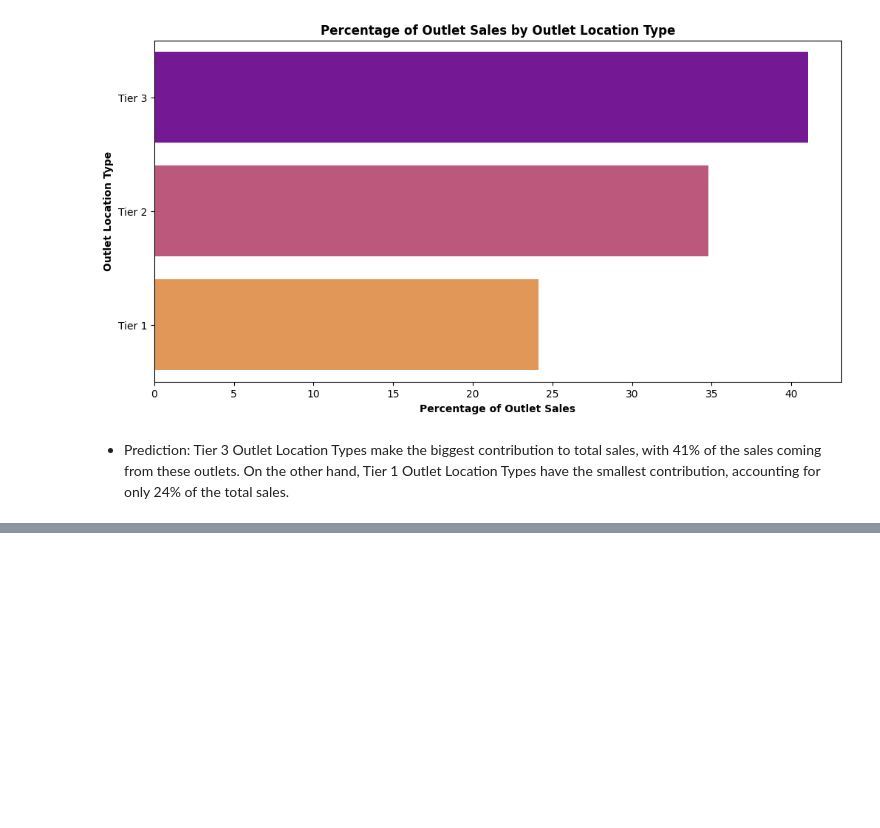
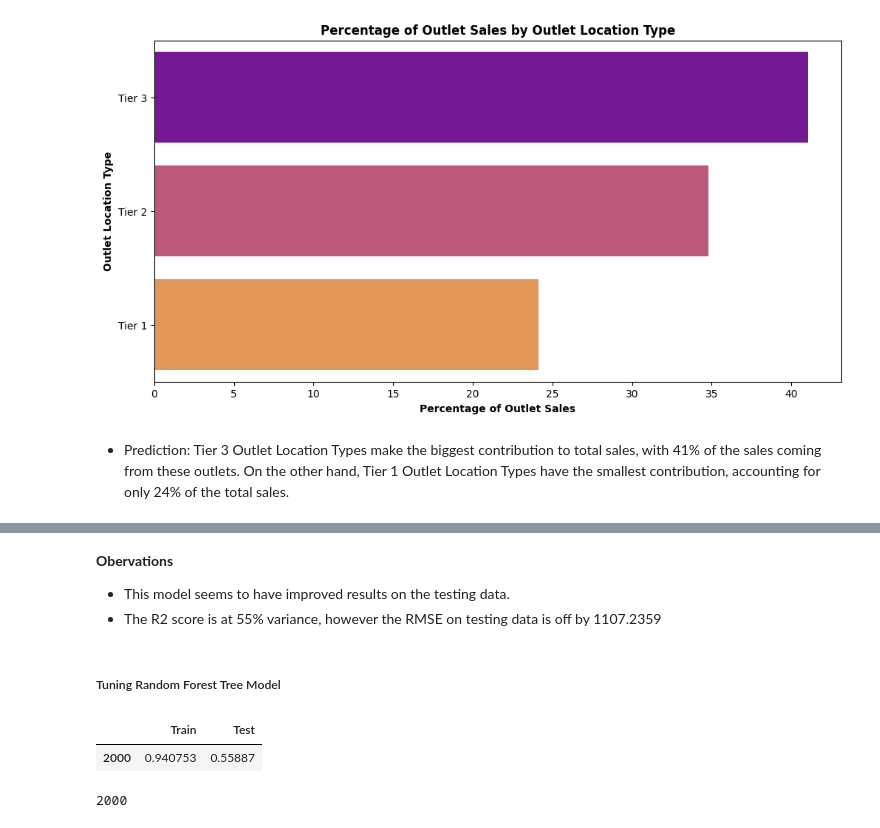
Before and after one commit to patelmedha/Prediction-of-Product-Sales, a Jupyter notebook: PREDICTION_OF_PRODUCT_SALES.ipynb, the cells around one changed output, grey strips where cells are left out. Saved outputs shown, nothing was run; the diff lists cells and outputs as text; code cells hidden in the pictures; blank space fills up the shorter version.

```diff
--- a/PREDICTION_OF_PRODUCT_SALES.ipynb
+++ b/PREDICTION_OF_PRODUCT_SALES.ipynb
@@ -1243,0 +1858,13 @@ ax.set_xlabel('Percentage of Outlet Sales', fontsize=10, fontweight='bold');
+# %%
+#Make and fit model
+rf_pipe = make_pipeline(preprocessor,RandomForestRegressor())
+rf_pipe.fit(X_train, y_train)
+
+#Make predictions using training and testing data
+training_preds = rf_pipe.predict(X_train)
+testing_preds = rf_pipe.predict(X_test)
+training_preds
+
+##Evaluate Model's Performance
+eval_regression(y_train, training_preds, name='Training')
+eval_regression(y_test, testing_preds, name='Testing')
@@ -1243,0 +1883,46 @@ ax.set_xlabel('Percentage of Outlet Sales', fontsize=10, fontweight='bold');
+# %% [markdown]
+**Obervations**
+  - This model seems to have improved results on the testing data.
+  - The R2 score is at 55% variance, however the RMSE on testing data is off by 1107.2359
+# %% [markdown]
+##### Tuning Random Forest Tree Model
+# %%
+#create a range of max_depth values
+n_estimators = [2000]
+
+#create a dataframe to store train and test scores.
+scores = pd.DataFrame(columns=['Train', 'Test'], index=n_estimators)
+
+#loop over the values in depths
+for n in n_estimators:
+  #fit a new model with max_depth
+  rf = RandomForestRegressor(random_state = 42, n_estimators=n)
+
+  #put the model into a pipeline
+  rf_pipe = make_pipeline(preprocessor, rf)
+
+  #fit the model
+  rf_pipe.fit(X_train, y_train)
+
+  #create prediction arrays
+  train_pred = rf_pipe.predict(X_train)
+  test_pred = rf_pipe.predict(X_test)
+
+  #evaluate the model using R2 Score
+  train_r2score = r2_score(y_train, train_pred)
+  test_r2score = r2_score(y_test, test_pred)
+
+  #store the scores in the scores dataframe
+  scores.loc[n, 'Train'] = train_r2score
+  scores.loc[n, 'Test'] = test_r2score
+# %%
+scores
+# %% [output]
+|  | Train | Test |
+| 2000 | 0.940753 | 0.55887 |
+# %%
+#Best n_estimator
+best_estimators = scores.sort_values(by='Test', ascending=False).index[0]
+best_estimators
+# %% [output]
+2000
```
Also changed, not shown: parts of 71 cells of this notebook.
